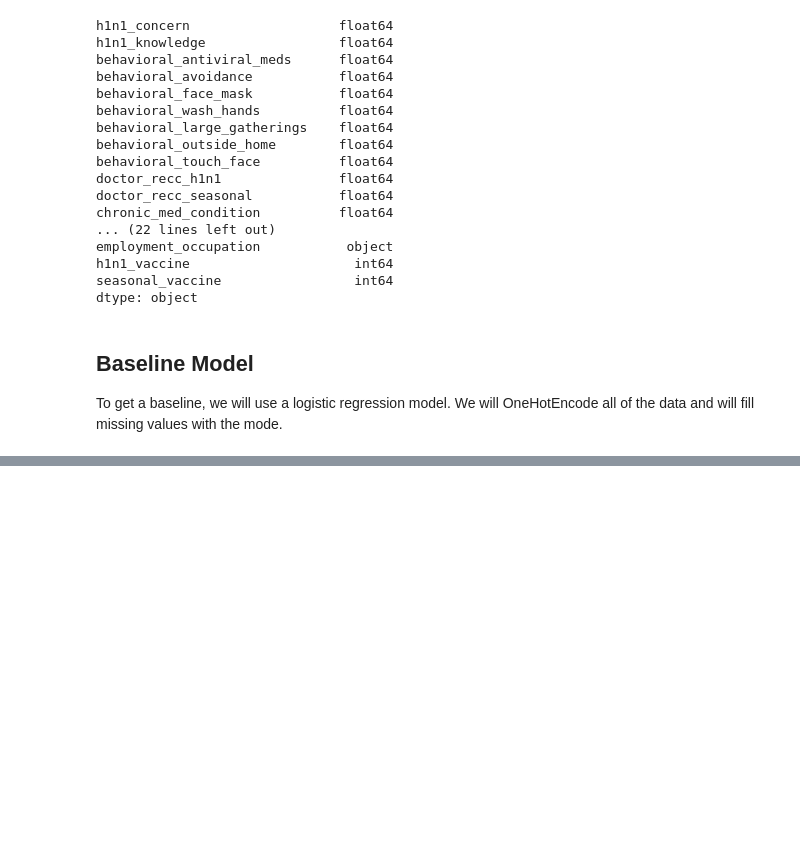
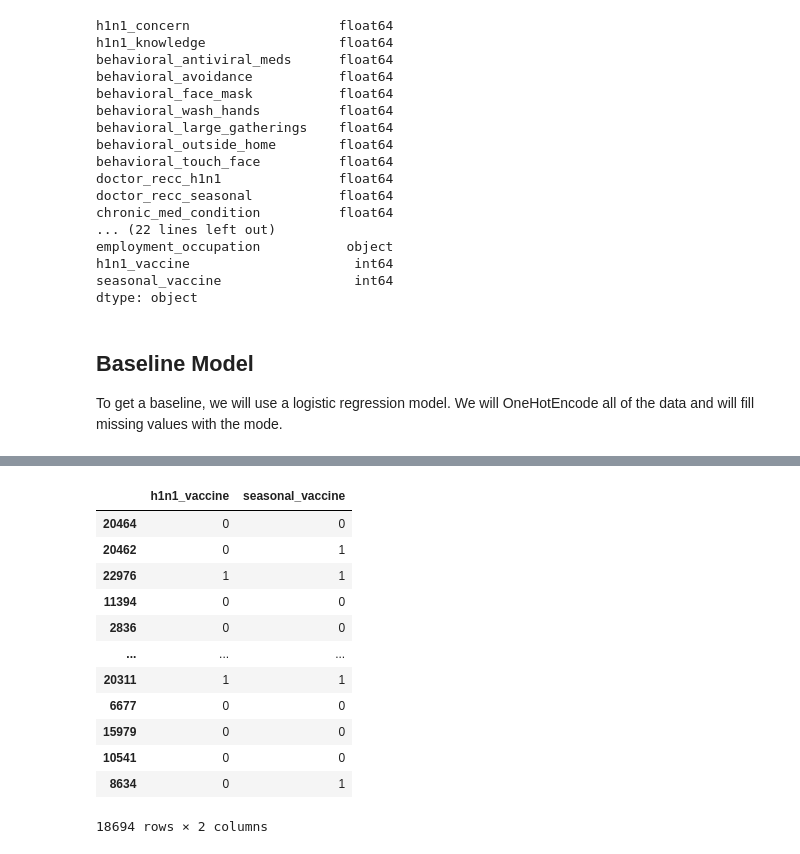
Before and after one commit to talanthier/h1n1-flu-vaccine-prediction, a Jupyter notebook: flu_modeling_01.ipynb, the cells around one changed output, grey strips where cells are left out. Saved outputs shown, nothing was run; the diff lists cells and outputs as text; code cells hidden in the pictures; blank space fills up the shorter version.

```diff
--- a/flu_modeling_01.ipynb
+++ b/flu_modeling_01.ipynb
@@ -72,0 +70,16 @@ Index(['x0_1.0', 'x0_2.0', 'x0_3.0', 'x1_1.0', 'x1_2.0', 'x2_1.0', 'x3_1.0',
+# %%
+y_train
+# %% [output]
+|  | h1n1_vaccine | seasonal_vaccine |
+| 20464 | 0 | 0 |
+| 20462 | 0 | 1 |
+| 22976 | 1 | 1 |
+| 11394 | 0 | 0 |
+| 2836 | 0 | 0 |
+| ... | ... | ... |
+| 20311 | 1 | 1 |
+| 6677 | 0 | 0 |
+| 15979 | 0 | 0 |
+| 10541 | 0 | 0 |
+| 8634 | 0 | 1 |
+18694 rows × 2 columns
```
Also changed, not shown: parts of 9 cells of this notebook.
